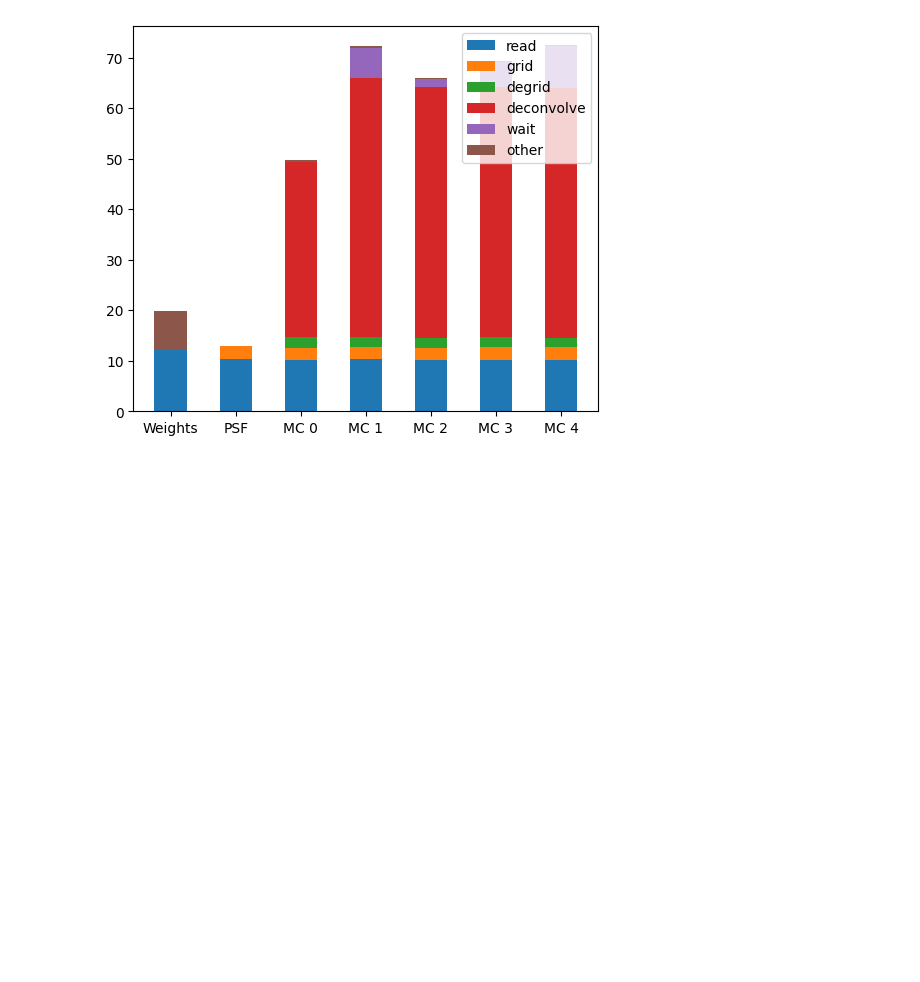
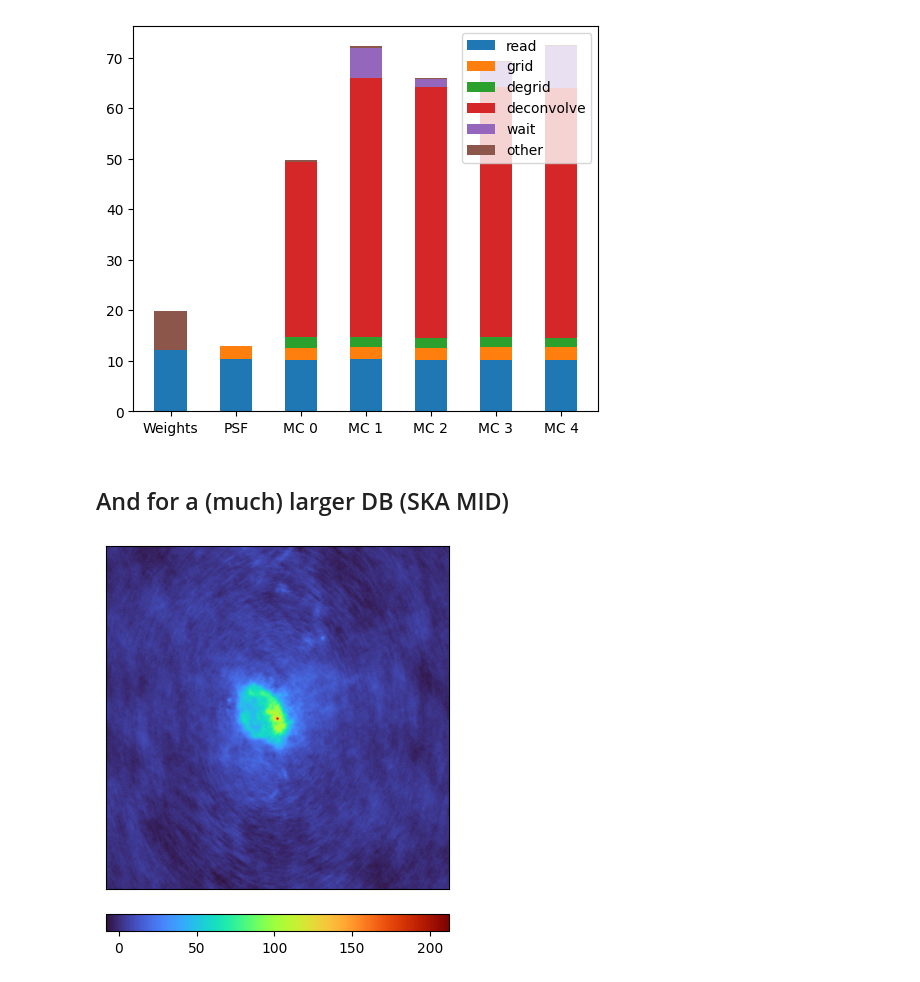
Before and after one commit to simon-prunet/radio-imaging, a Jupyter notebook: notebooks_and_pyscripts/multipartition_bda_results.ipynb, the cells around one changed output. Cells and saved outputs as stored; diff of their text form; code cells hidden in the pictures; blank space fills up the shorter version.

```diff
--- a/notebooks_and_pyscripts/multipartition_bda_results.ipynb
+++ b/notebooks_and_pyscripts/multipartition_bda_results.ipynb
@@ -261,3 +265,23 @@ for pl1_node in pl1_breakdown_data:
 [figure]
 [figure]
 [figure]
+# %% [markdown]
+## And for a (much) larger DB (SKA MID)
+# %%
+sgra_res_path = "../results/multi_partition_bda_results/SGRA_full_averaged_"
+
+pl1_breakdown_data = []
+pmsc_breakdown_data = []
+
+partitions=["<15", "13-28", "26-49", "47-87", ">85"]
+num_partitions = len(partitions)
+
+for i in range(num_partitions):
+    pl1_breakdown_data.append(util.read_csv(sgra_res_path + "pl1/mc_timings_breakdown_" + str(i), separate_rows=True))
+
+serial_breakdown_data = util.read_csv(sgra_res_path + "seriall1/mc_timings_breakdown", separate_rows=True)
+
+dirty = util.fromfits(sgra_res_path + "seriall1/residual_0.fits")
+util.plotNImages([dirty], [""], cmap="turbo", hide_ticks=True)
+# %% [output]
+[figure, added]
```
Also changed, not shown: parts of 10 cells of this notebook, 28 other files.
